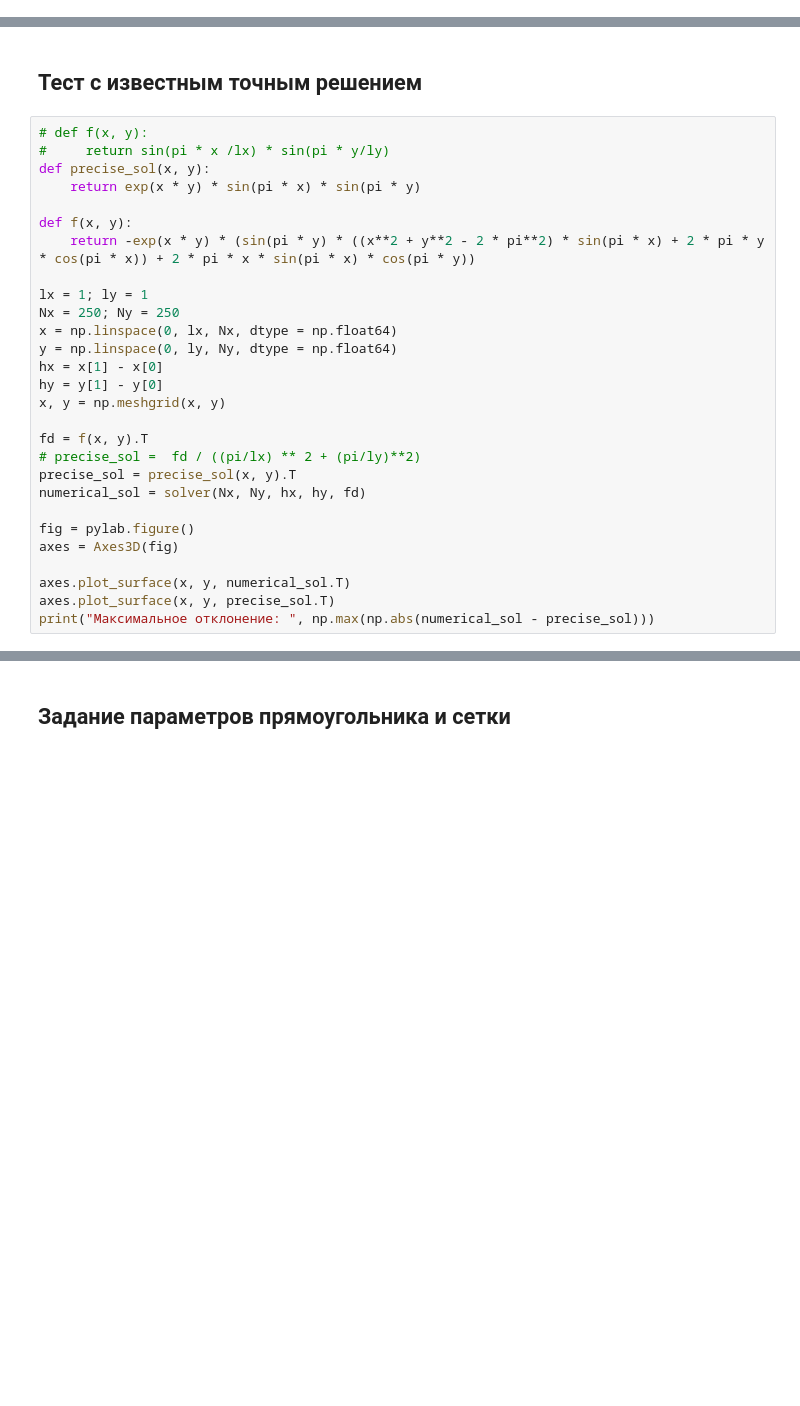
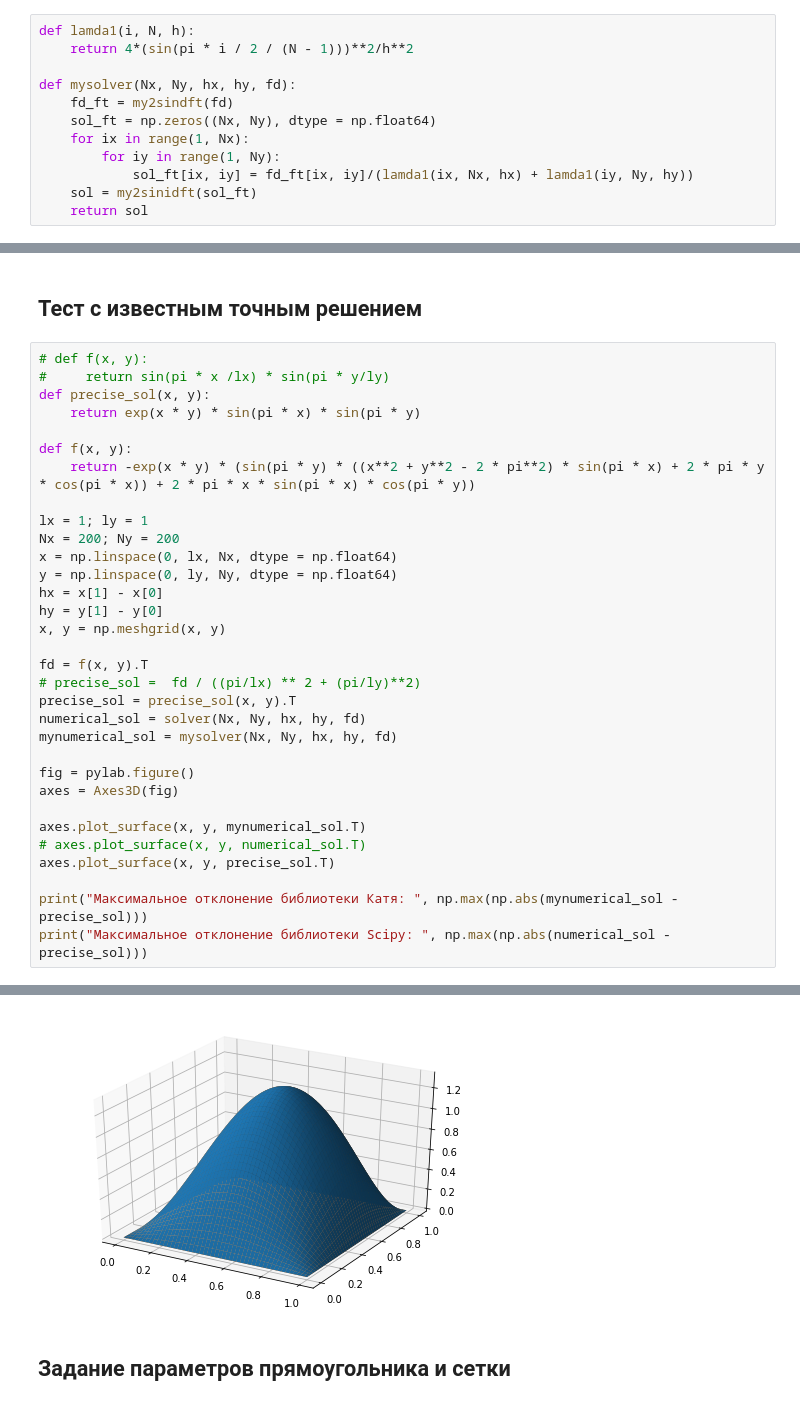
Before and after one commit to katyalatypova/mipt_comp_math, a Jupyter notebook: Task2.ipynb, the cells around one changed output, grey strips where cells are left out. Drawn from its saved outputs; the diff is of its cells as text; blank space fills up the shorter version.

```diff
--- a/Task2.ipynb
+++ b/Task2.ipynb
@@ -10,3 +60,15 @@ import matplotlib.pyplot as plt
+# %%
+def lamda1(i, N, h):
+    return 4*(sin(pi * i / 2 / (N - 1)))**2/h**2
+
+def mysolver(Nx, Ny, hx, hy, fd):
+    fd_ft = my2sindft(fd)
+    sol_ft = np.zeros((Nx, Ny), dtype = np.float64)
+    for ix in range(1, Nx):
+        for iy in range(1, Ny):
+            sol_ft[ix, iy] = fd_ft[ix, iy]/(lamda1(ix, Nx, hx) + lamda1(iy, Ny, hy))
+    sol = my2sinidft(sol_ft)
+    return sol
 # %%
 # lamda возвращает собственные значения разностного оператора Лапласа
 
@@ -36,7 +99,7 @@ def f(x, y):
     return -exp(x * y) * (sin(pi * y) * ((x**2 + y**2 - 2 * pi**2) * sin(pi * x) + 2 * pi * y * cos(pi * x)) + 2 * pi * x * sin(pi * x) * cos(pi * y))
 
 lx = 1; ly = 1
-Nx = 250; Ny = 250
+Nx = 200; Ny = 200
 x = np.linspace(0, lx, Nx, dtype = np.float64)
 y = np.linspace(0, ly, Ny, dtype = np.float64)
 hx = x[1] - x[0]
@@ -47,11 +110,15 @@ fd = f(x, y).T
 # precise_sol =  fd / ((pi/lx) ** 2 + (pi/ly)**2)
 precise_sol = precise_sol(x, y).T
 numerical_sol = solver(Nx, Ny, hx, hy, fd)
+mynumerical_sol = mysolver(Nx, Ny, hx, hy, fd)
 
 fig = pylab.figure()
 axes = Axes3D(fig)
 
-axes.plot_surface(x, y, numerical_sol.T)
+axes.plot_surface(x, y, mynumerical_sol.T)
+# axes.plot_surface(x, y, numerical_sol.T)
 axes.plot_surface(x, y, precise_sol.T)
-print("Максимальное отклонение: ", np.max(np.abs(numerical_sol - precise_sol)))
+
+print("Максимальное отклонение библиотеки Катя: ", np.max(np.abs(mynumerical_sol - precise_sol)))
+print("Максимальное отклонение библиотеки Scipy: ", np.max(np.abs(numerical_sol - precise_sol)))
 # %% [output]
@@ -61,3 +127,4 @@ print("Максимальное отклонение: ", np.max(np.abs(numerical
+[figure, added]
 # %% [markdown]
 ## Задание параметров прямоугольника и сетки
 # %%
```
Also changed, not shown: parts of 15 cells of this notebook.
